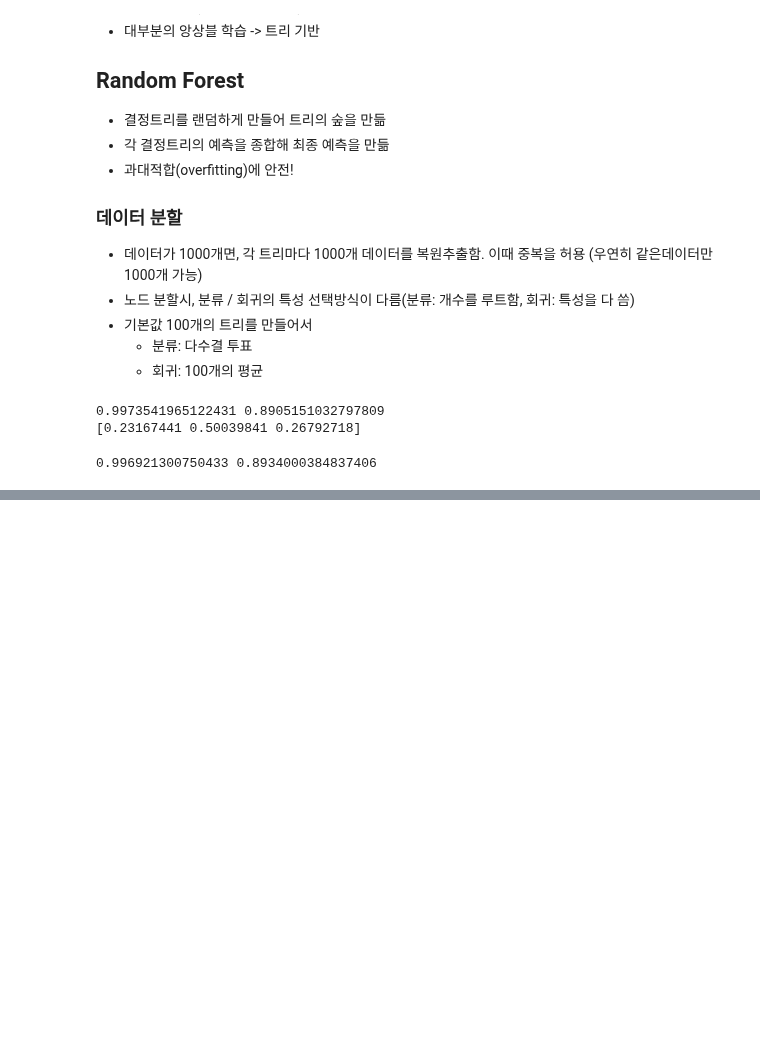
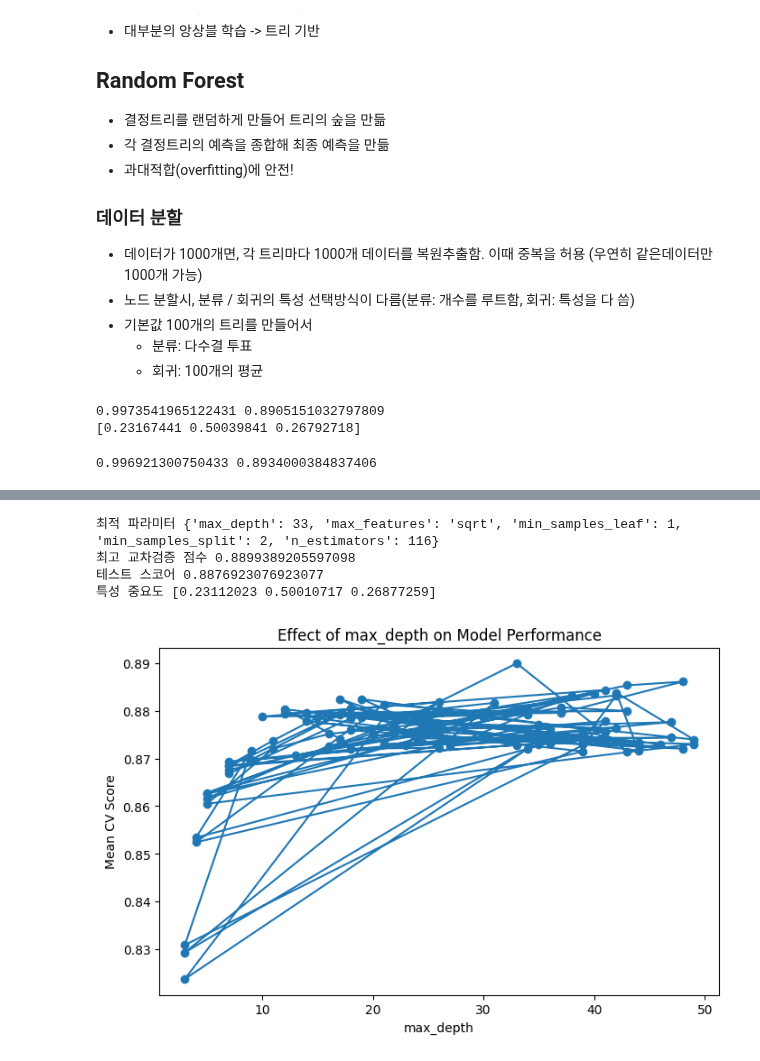
Before and after one commit to verba-neo/gaida-1, a Jupyter notebook: ML/06_ensemble.ipynb, the cells around one changed output, grey strips where cells are left out. Drawn from its saved outputs; the diff is of its cells as text; code cells hidden in the pictures; blank space fills up the shorter version.

```diff
--- a/ML/06_ensemble.ipynb
+++ b/ML/06_ensemble.ipynb
@@ -69,3 +69,24 @@ print(rf.score(X_train, y_train), rf.oob_score_)
 
 from sklearn.model_selection import RandomizedSearchCV
 from scipy.stats import uniform, randint
+
+
+params = {
+    # Decision Tree 의 HP
+    'max_depth': randint(3, 50),
+    'min_samples_split': randint(2, 20),
+    'min_samples_leaf': randint(1, 20),
+    # Random Forest 의 HP
+    'max_features': ['sqrt', 'log2', None],  # 노드별 분할시 고려할 특성 수 (None->모든 특성 고려)
+    'n_estimators': randint(50, 300)  # 트리 개수
+}
+
+rs = RandomizedSearchCV(
+    rf,
+    params,
+    n_iter=100,
+    n_jobs=-1,
+    random_state=42
+)
+
+rs.fit(X_train, y_train)
@@ -71,0 +103,26 @@ from scipy.stats import uniform, randint
+# %%
+print('최적 파라미터', rs.best_params_)
+print('최고 교차검증 점수', rs.best_score_)
+print('테스트 스코어', rs.score(X_test, y_test))
+# 최적 모델 인스턴스
+best_rf = rs.best_estimator_
+print('특성 중요도', best_rf.feature_importances_)
+# %% [output]
+최적 파라미터 {'max_depth': 33, 'max_features': 'sqrt', 'min_samples_leaf': 1, 'min_samples_split': 2, 'n_estimators': 116}
+최고 교차검증 점수 0.8899389205597098
+테스트 스코어 0.8876923076923077
+특성 중요도 [0.23112023 0.50010717 0.26877259]
+# %%
+import matplotlib.pyplot as plt
+
+results = pd.DataFrame(rs.cv_results_)
+
+# max_depth vs mean_test_score
+plt.figure(figsize=(8, 5))
+plt.plot(results['param_max_depth'], results['mean_test_score'], marker='o')
+plt.xlabel("max_depth")
+plt.ylabel("Mean CV Score")
+plt.title("Effect of max_depth on Model Performance")
+plt.show()
+# %% [output]
+[figure, added]
```
Also changed, not shown: parts of 4 cells of this notebook.
